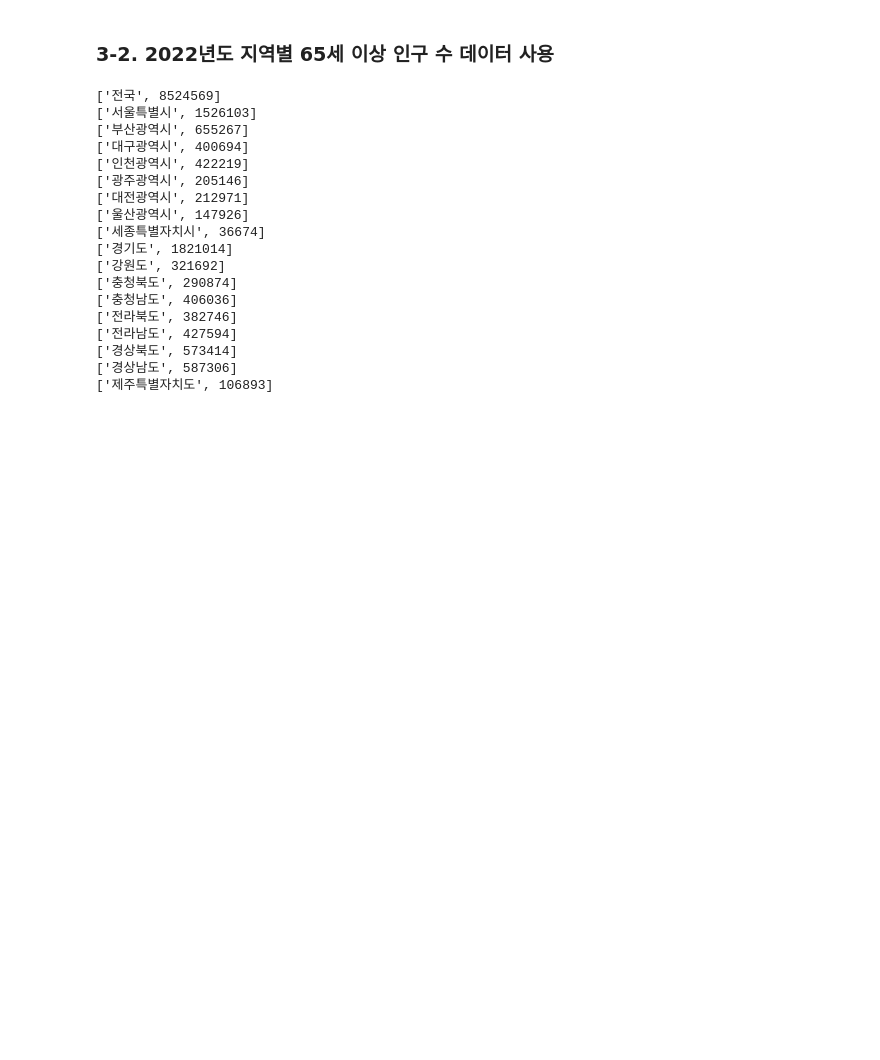
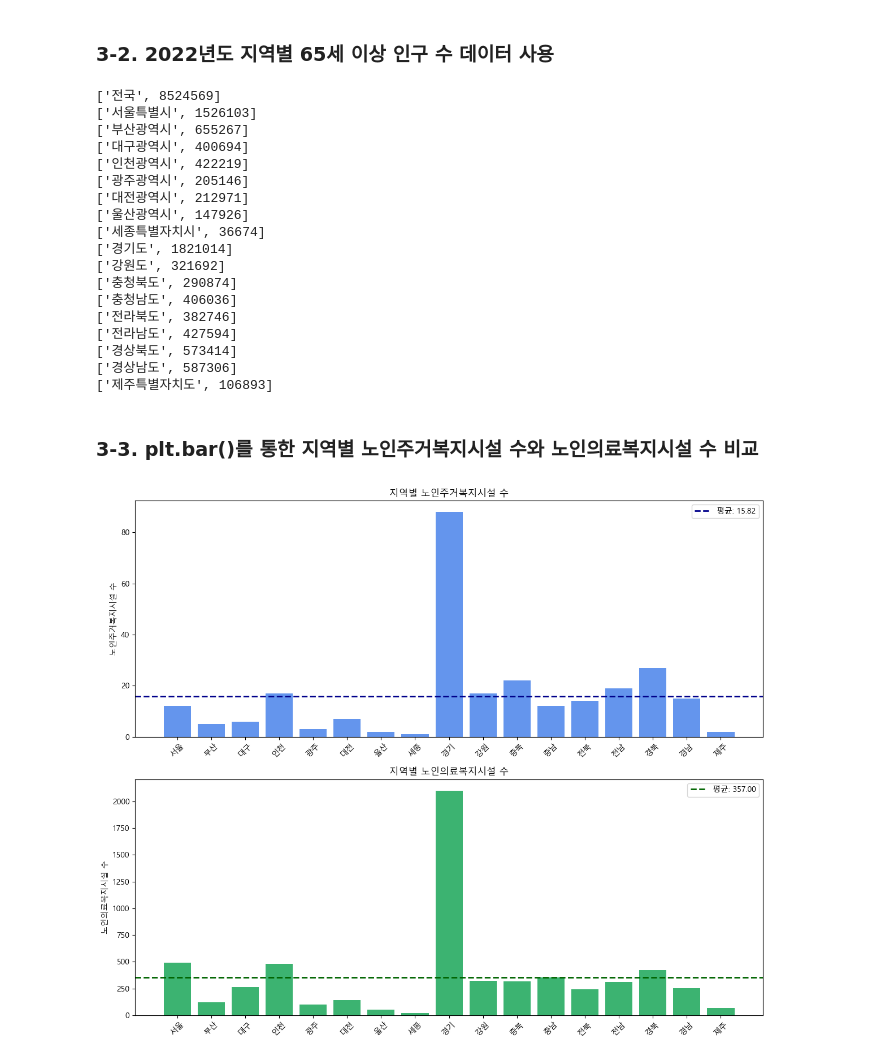
Before and after one commit to sjunc/2024-DA-Team, a Jupyter notebook: 분석 파일/kbs-kbs-DA.ipynb, the cells around one changed output. Drawn from its saved outputs; the diff is of its cells as text; code cells hidden in the pictures; blank space fills up the shorter version.

```diff
--- a/분석 파일/kbs-kbs-DA.ipynb
+++ b/분석 파일/kbs-kbs-DA.ipynb
@@ -575,3 +613,41 @@ for row in eld_2022:
 ['경상북도', 573414]
 ['경상남도', 587306]
 ['제주특별자치도', 106893]
+# %% [markdown]
+### 3-3. plt.bar()를 통한 지역별 노인주거복지시설 수와 노인의료복지시설 수 비교
+# %%
+import matplotlib.pyplot as plt
+
+# 데이터 변환
+regions = [row[0] for row in inst_welfare_chd_2022[2:]]
+residential = [int(row[1]) + int(row[4]) for row in inst_welfare_eld_2022[1:]]
+medical = [int(row[7]) + int(row[10]) for row in inst_welfare_eld_2022[1:]]
+
+# 평균 계산
+avg_residential = sum(residential) / len(residential)
+avg_medical = sum(medical) / len(medical)
+
+# 서브플롯 생성
+fig, axes = plt.subplots(nrows=2, ncols=1, figsize=(12, 10))
+
+# 노인주거복지시설 바 그래프
+axes[0].bar(regions, residential, color='cornflowerblue')
+axes[0].axhline(avg_residential, color='darkblue', linestyle='--', linewidth=2, label=f'평균: {avg_residential:.2f}')
+axes[0].set_title('지역별 노인주거복지시설 수')
+axes[0].set_ylabel('노인주거복지시설 수')
+axes[0].tick_params(axis='x', rotation=45)
+axes[0].legend()
+
+# 노인의료복지시설 바 그래프
+axes[1].bar(regions, medical, color='mediumseagreen')
+axes[1].axhline(avg_medical, color='darkgreen', linestyle='--', linewidth=2, label=f'평균: {avg_medical:.2f}')
+axes[1].set_title('지역별 노인의료복지시설 수')
+axes[1].set_ylabel('노인의료복지시설 수')
+axes[1].tick_params(axis='x', rotation=45)
+axes[1].legend()
+
+# 레이아웃 조정
+plt.tight_layout()
+plt.show()
+# %% [output]
+[figure, added]
```
Also changed, not shown: parts of 25 cells of this notebook.
